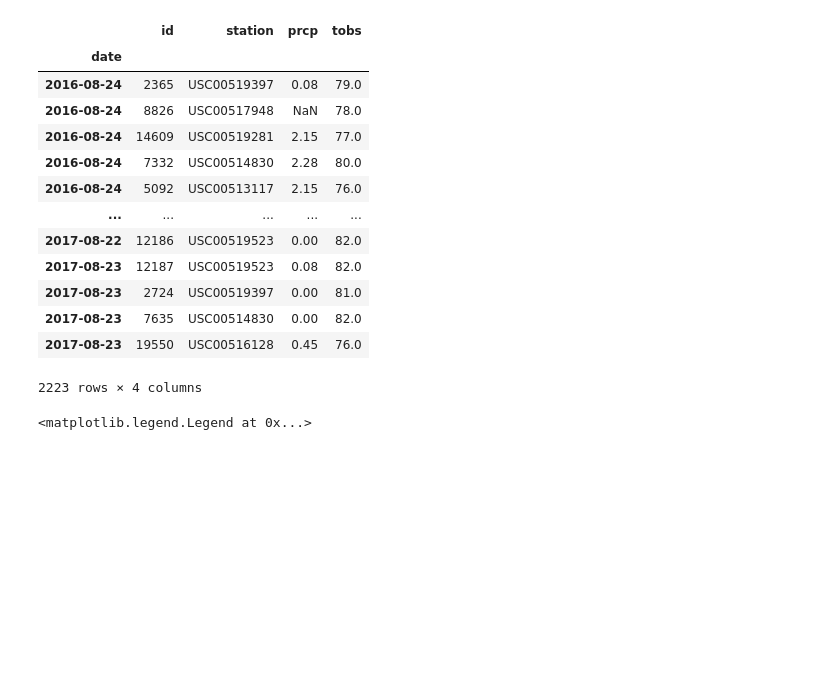
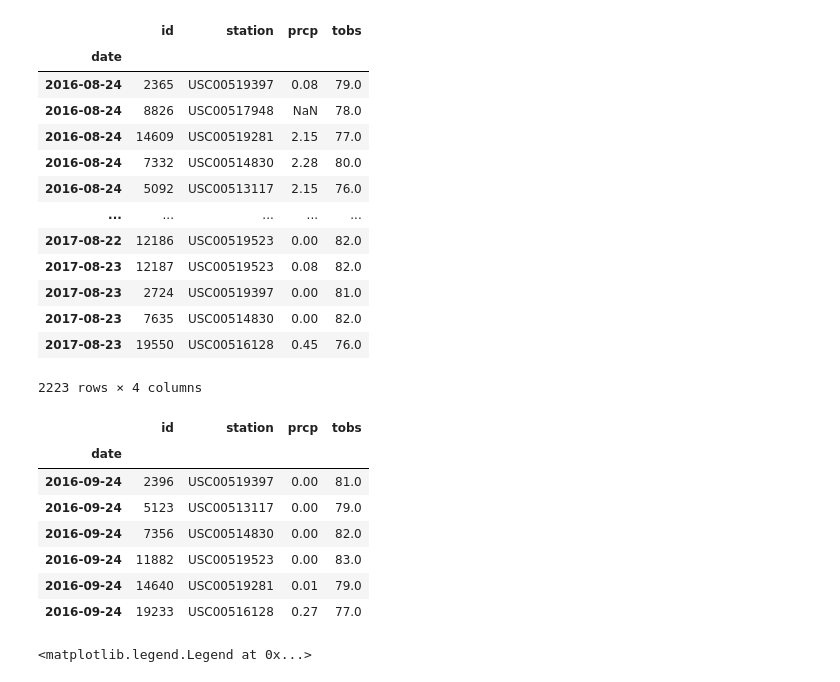
Before and after one commit to shadeetabasi/sqlalchemy-challenge, a Jupyter notebook: climate_starter.ipynb, the cells around one changed output. Cells and saved outputs as stored; diff of their text form; code cells hidden in the pictures; blank space fills up the shorter version.

```diff
--- a/climate_starter.ipynb
+++ b/climate_starter.ipynb
@@ -107,6 +123,17 @@ df.sort_values(by=['date'])
 | 2017-08-23 | 7635 | USC00514830 | 0.00 | 82.0 |
 | 2017-08-23 | 19550 | USC00516128 | 0.45 | 76.0 |
 2223 rows × 4 columns
+# %%
+df['2016-09-24']
+# %% [output]
+|  | id | station | prcp | tobs |
+| date |  |  |  |  |
+| 2016-09-24 | 2396 | USC00519397 | 0.00 | 81.0 |
+| 2016-09-24 | 5123 | USC00513117 | 0.00 | 79.0 |
+| 2016-09-24 | 7356 | USC00514830 | 0.00 | 82.0 |
+| 2016-09-24 | 11882 | USC00519523 | 0.00 | 83.0 |
+| 2016-09-24 | 14640 | USC00519281 | 0.01 | 79.0 |
+| 2016-09-24 | 19233 | USC00516128 | 0.27 | 77.0 |
 # %%
 # Use Pandas Plotting with Matplotlib to plot the data
 #Plot gallons of alcohol over time for all states
```
Also changed, not shown: parts of 1 cell of this notebook, 1 other file.
